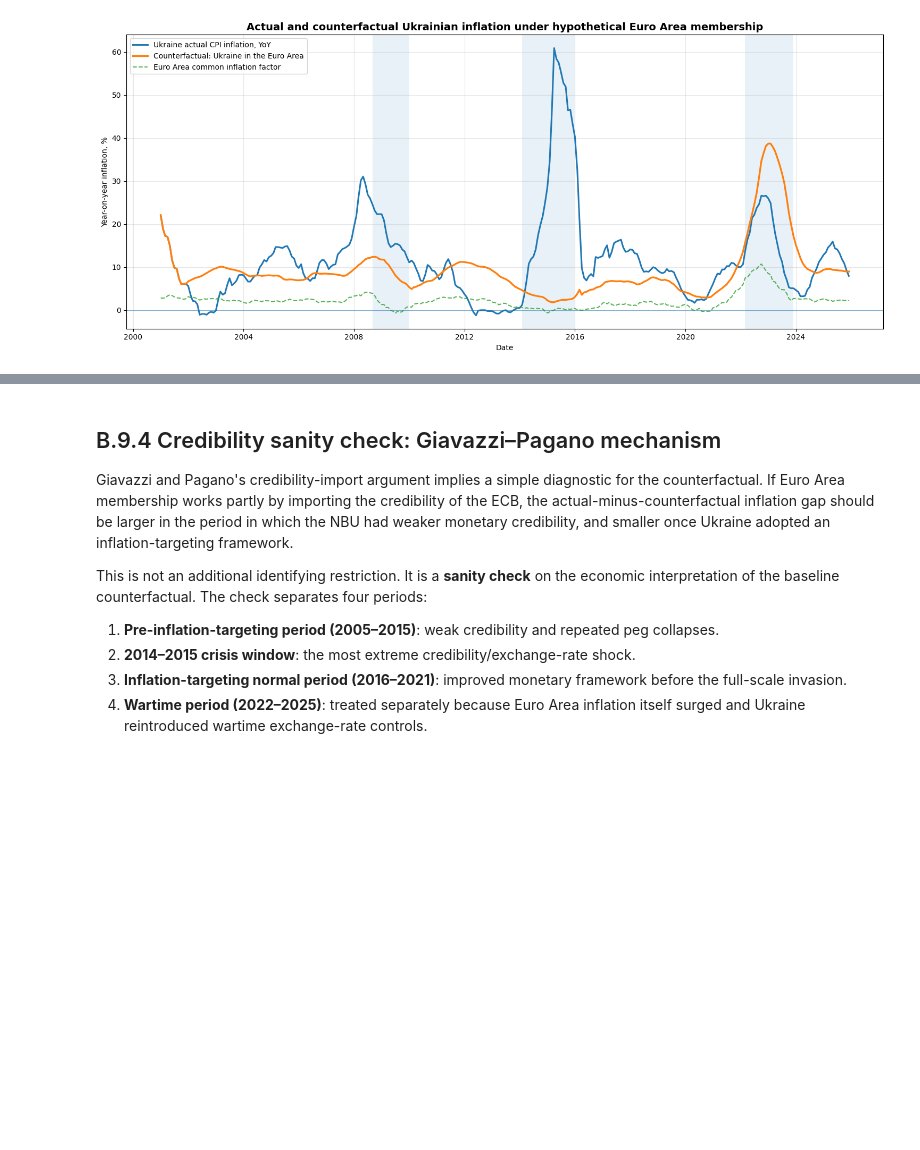
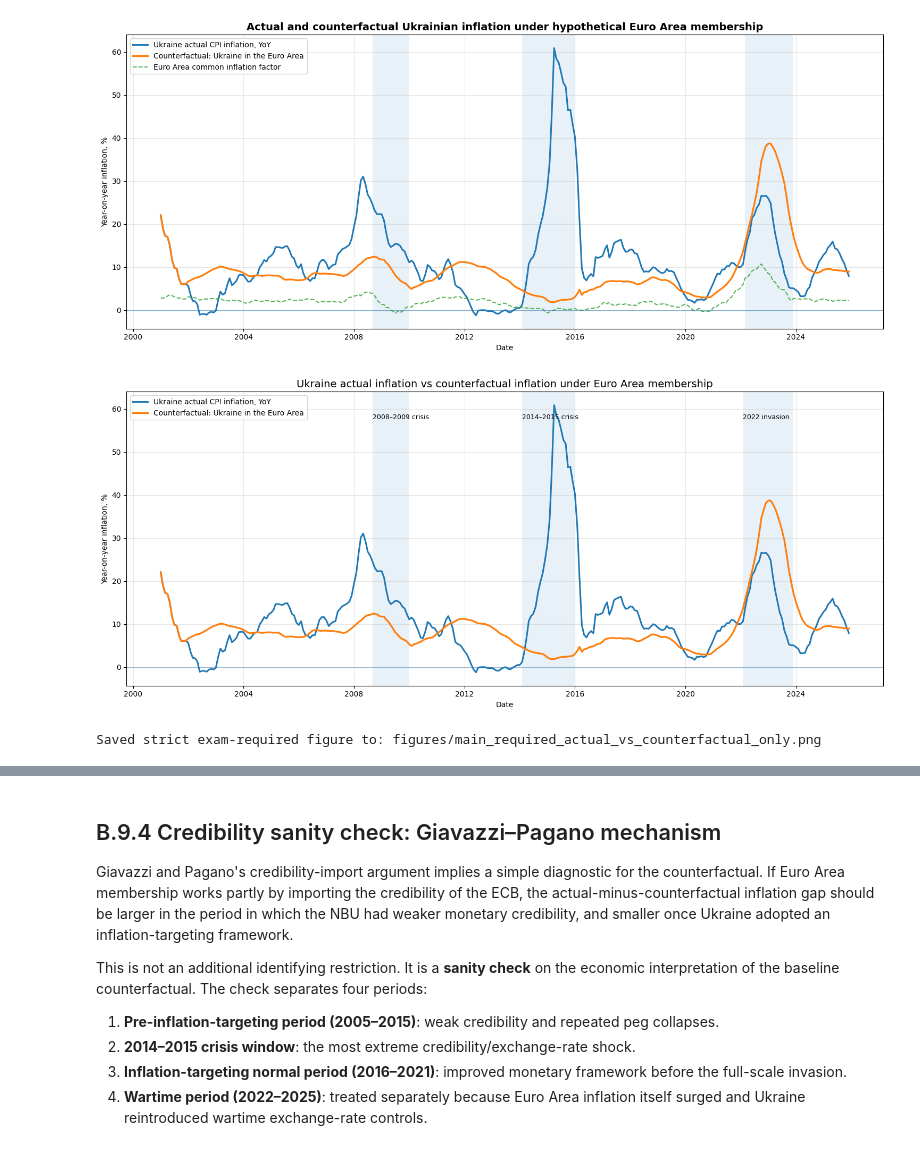
Before and after one commit to MattGuilbertSanderson/QMF-counterfactual-ukraine-inflation, a Jupyter notebook: QMF_Project_Matt_GUILBERT_SANDERSON.ipynb, the cells around one changed output, grey strips where cells are left out. Saved outputs shown, nothing was run; the diff lists cells and outputs as text; code cells hidden in the pictures; blank space fills up the shorter version.

Commit message:
Add exam-required counterfactual figure

```diff
--- a/QMF_Project_Matt_GUILBERT_SANDERSON.ipynb
+++ b/QMF_Project_Matt_GUILBERT_SANDERSON.ipynb
@@ -1805,6 +1805,69 @@ plt.savefig("figures/main_actual_vs_counterfactual_inflation.png", dpi=300)
 plt.show()
 # %% [output]
 [figure]
+# %%
+
+#figure: actual vs counterfactual only
+
+
+from pathlib import Path
+import matplotlib.pyplot as plt
+import pandas as pd
+
+FIG_DIR = Path("figures")
+FIG_DIR.mkdir(parents=True, exist_ok=True)
+
+fig, ax = plt.subplots(figsize=(15, 6.5))
+
+ax.plot(
+    cf["date"],
+    cf["pi_ukr_yoy"],
+    linewidth=2.2,
+    label="Ukraine actual CPI inflation, YoY"
+)
+
+ax.plot(
+    cf["date"],
+    cf["pi_cf"],
+    linewidth=2.4,
+    label="Counterfactual: Ukraine in the Euro Area"
+)
+
+ax.axhline(0, linewidth=1, alpha=0.4)
+
+for label, start, end in [
+    ("2008–2009 crisis", "2008-09-01", "2010-01-01"),
+    ("2014–2015 crisis", "2014-02-01", "2016-01-01"),
+    ("2022 invasion", "2022-02-01", "2023-12-01"),
+]:
+    ax.axvspan(pd.to_datetime(start), pd.to_datetime(end), alpha=0.10)
+    ax.text(
+        pd.to_datetime(start),
+        ax.get_ylim()[1] * 0.92,
+        label,
+        fontsize=9,
+        va="top"
+    )
+
+ax.set_title(
+    "Ukraine actual inflation vs counterfactual inflation under Euro Area membership",
+    fontsize=14
+)
+ax.set_xlabel("Date")
+ax.set_ylabel("Year-on-year inflation, %")
+ax.legend(loc="upper left")
+ax.grid(True, alpha=0.3)
+
+plt.tight_layout()
+
+fig_path = FIG_DIR / "main_required_actual_vs_counterfactual_only.png"
+plt.savefig(fig_path, dpi=300, bbox_inches="tight")
+plt.show()
+
+print(f"Saved strict exam-required figure to: {fig_path}")
+# %% [output]
+[figure, added]
+Saved strict exam-required figure to: figures/main_required_actual_vs_counterfactual_only.png
 # %%
 
 # ============================================================
```
Also changed, not shown: 1 other file.
